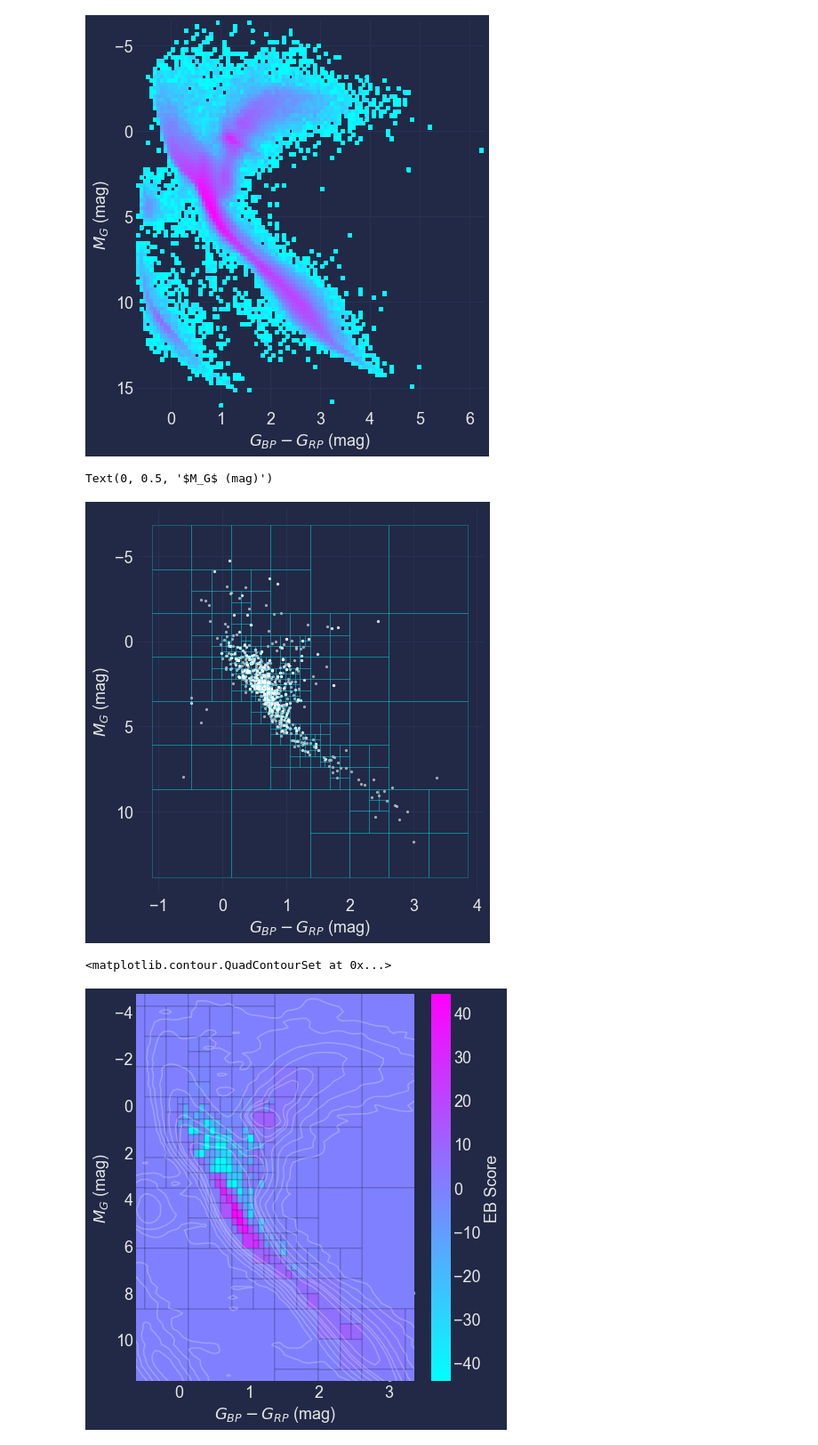
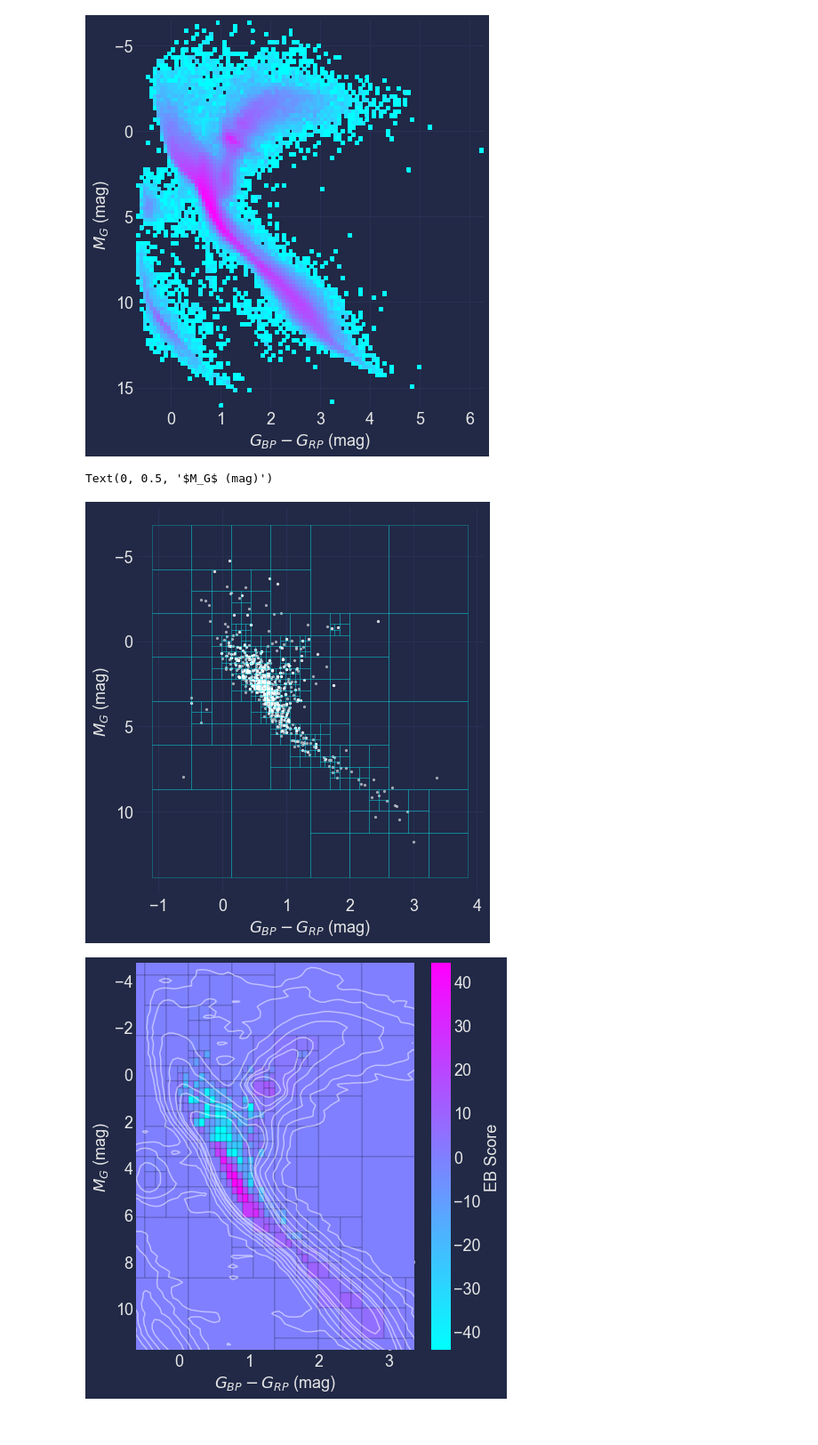
Before and after one commit to jradavenport/EBHRD, a Jupyter notebook: notebooks/metric_v2.ipynb, the cells around one changed output. Shown at 89% size. Cells and saved outputs as stored; diff of their text form; code cells hidden in the pictures.

```diff
--- a/notebooks/metric_v2.ipynb
+++ b/notebooks/metric_v2.ipynb
@@ -85,7 +85,7 @@ Eok = ((EHow['parallax'] > 0) &
 x = EHow['bp_rp'][Eok]
 y = EHow['phot_g_mean_mag'][Eok] - 5. * np.log10(1000./EHow['parallax'][Eok]) + 5
 
-num, xmin, xmax, ymin, ymax = QThist(x,y, N=6, thresh=4)
+num, xmin, xmax, ymin, ymax = QThist(x,y, N=6, thresh=3)
 
 fig = plt.figure(figsize=(7,8))
 ax = fig.add_subplot(111)
@@ -100,7 +100,7 @@ plt.xlabel('$G_{BP} - G_{RP}$ (mag)')
 plt.ylabel('$M_G$ (mag)')
 # %% [output]
 Text(0, 0.5, '$M_G$ (mag)')
-[figure, old version]
+[figure, new version]
 # %%
 x2 = denominator['bp_rp'][Dok]
 y2 = denominator['phot_g_mean_mag'][Dok] - 5. * np.log10(1000./denominator['parallax'][Dok]) + 5
@@ -121,33 +121,34 @@ if np.max(SCORE) > -np.min(SCORE):
 fig = plt.figure(figsize=(7,8))
 ax = fig.add_subplot(111)
 plt.scatter(x,y, c='w', s=5, alpha=0.5)
 
 CMAP = plt.cm.cool
 
 # scale SCORE to [0,1] for color codes
 clr = (SCORE - np.nanmin(SCORE)) / (np.nanmax(SCORE) - np.nanmin(SCORE))
 for k in range(len(SCORE)):
     ax.add_patch(plt.Rectangle((xmin[k], ymin[k]), xmax[k]-xmin[k], ymax[k]-ymin[k],
                                color=CMAP(clr[k]), ec='k', lw=0.2, ))
 
 # create a fake image to show, just to invoke colormap
 img = plt.imshow(np.array([[clr.min(), clr.max()]]), cmap=CMAP, aspect='auto',
                  vmin=SCORE.min(),vmax=SCORE.max()) # scale to the "SCORE"
 img.set_visible(False) # throw this away
 cb = plt.colorbar()
 cb.set_label('EB Score')
 
 plt.gca().invert_yaxis()
 plt.xlabel('$G_{BP} - G_{RP}$ (mag)')
 plt.ylabel('$M_G$ (mag)')
 plt.grid(True)
 
 plt.xlim(min(x), max(x))
 plt.ylim(max(y), min(y))
 
 
 plt.contour(xx2, yy2, zz2/np.sum(zz2)*np.float(len(Dok)),
-            colors='white', levels=(1,3,10,30,70,100,200), alpha=0.25)
+            colors='w', levels=(1,3,10,30,70,100,200), alpha=0.5)
+
+plt.savefig('score_v2.png', dpi=300, bbox_inches='tight', pad_inches=0.25)
 # %% [output]
-<matplotlib.contour.QuadContourSet at 0x...>
-[figure, old version]
+[figure, new version]
```
Also changed, not shown: 1 other file.
